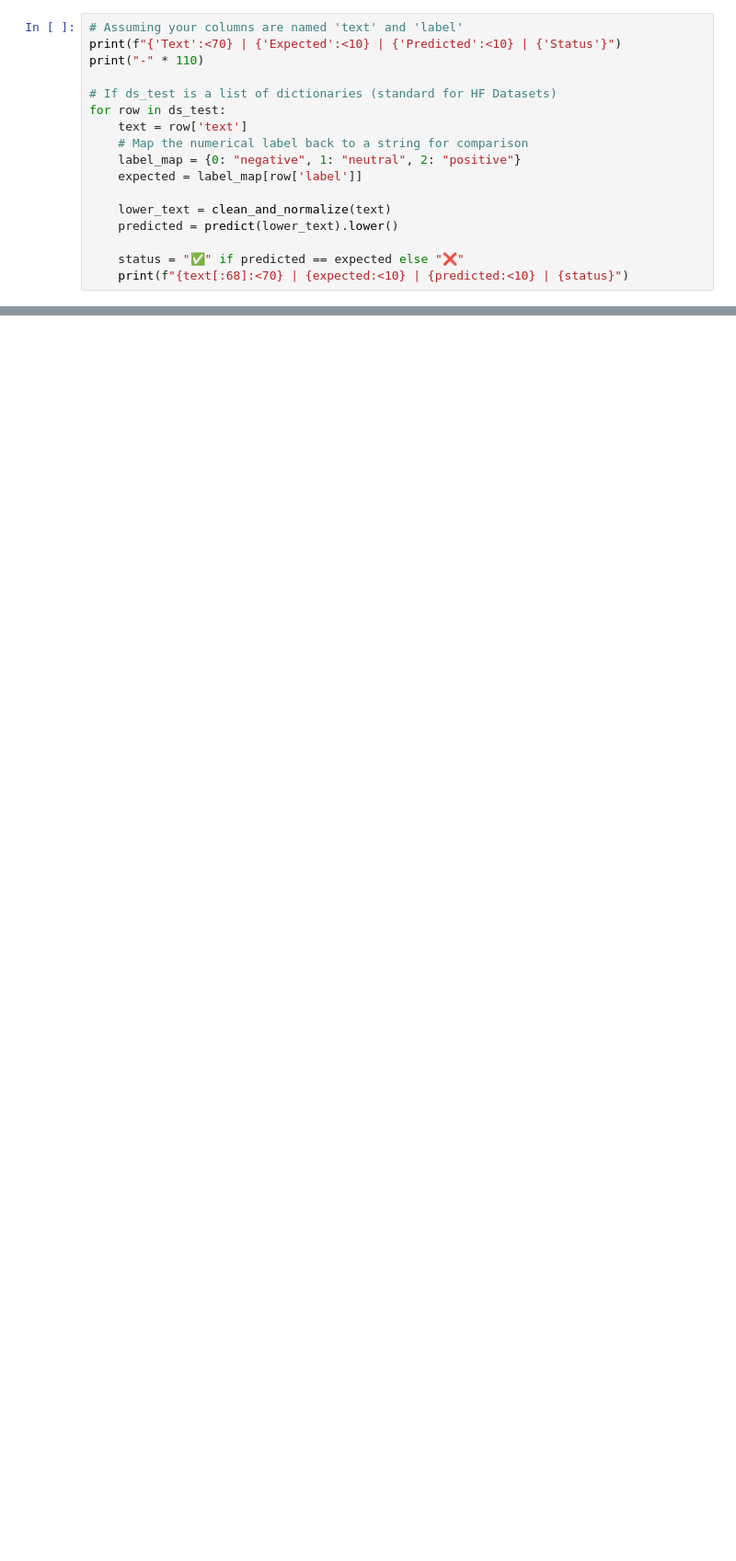
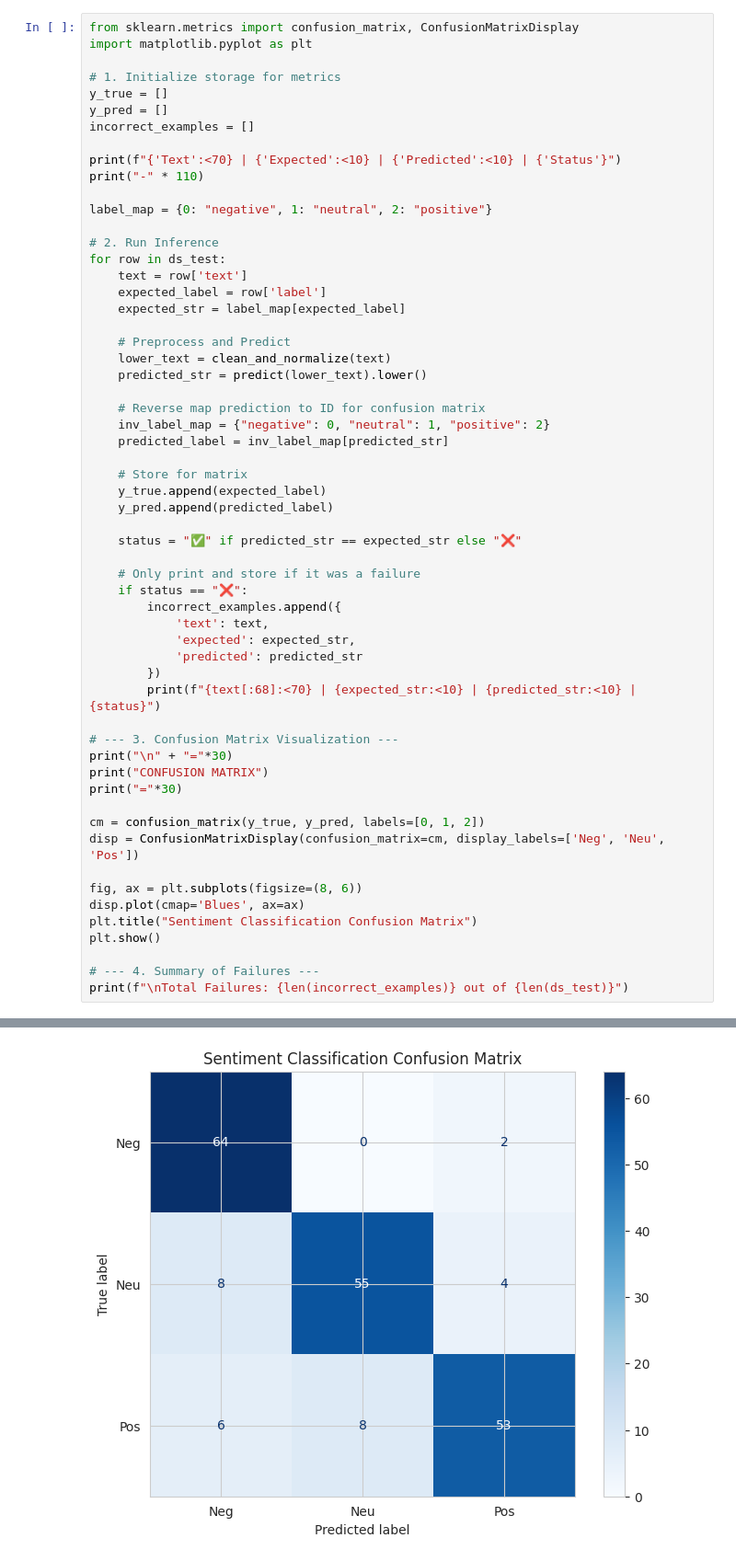
Before and after one commit to Susmita87/iitb-projects, a Jupyter notebook: NLP-SentimentAnalysis-Fintech-KaggleData.ipynb, the cells around one changed output, grey strips where cells are left out. Shown at 92% size. Saved outputs shown, nothing was run; the diff lists cells and outputs as text; blank space fills up the shorter version.

Commit message:
Kaggle Notebook | NLP-SentimentAnalysis-Fintech-KaggleData | Version 3

```diff
--- a/NLP-SentimentAnalysis-Fintech-KaggleData.ipynb
+++ b/NLP-SentimentAnalysis-Fintech-KaggleData.ipynb
@@ -288,17 +390,59 @@ for i in range(10):
-# %%
-# Assuming your columns are named 'text' and 'label'
-print(f"{'Text':<70} | {'Expected':<10} | {'Predicted':<10} | {'Status'}")
-print("-" * 110)
-
-# If ds_test is a list of dictionaries (standard for HF Datasets)
-for row in ds_test:
-    text = row['text']
-    # Map the numerical label back to a string for comparison
-    label_map = {0: "negative", 1: "neutral", 2: "positive"}
-    expected = label_map[row['label']]
-
-    lower_text = clean_and_normalize(text)
-    predicted = predict(lower_text).lower()
-
-    status = "✅" if predicted == expected else "❌"
-    print(f"{text[:68]:<70} | {expected:<10} | {predicted:<10} | {status}")
+# %%
+from sklearn.metrics import confusion_matrix, ConfusionMatrixDisplay
+import matplotlib.pyplot as plt
+
+# 1. Initialize storage for metrics
+y_true = []
+y_pred = []
+incorrect_examples = []
+
+print(f"{'Text':<70} | {'Expected':<10} | {'Predicted':<10} | {'Status'}")
+print("-" * 110)
+
+label_map = {0: "negative", 1: "neutral", 2: "positive"}
+
+# 2. Run Inference
+for row in ds_test:
+    text = row['text']
+    expected_label = row['label']
+    expected_str = label_map[expected_label]
+
+    # Preprocess and Predict
+    lower_text = clean_and_normalize(text)
+    predicted_str = predict(lower_text).lower()
+
+    # Reverse map prediction to ID for confusion matrix
+    inv_label_map = {"negative": 0, "neutral": 1, "positive": 2}
+    predicted_label = inv_label_map[predicted_str]
+
+    # Store for matrix
+    y_true.append(expected_label)
+    y_pred.append(predicted_label)
+
+    status = "✅" if predicted_str == expected_str else "❌"
+
+    # Only print and store if it was a failure
+    if status == "❌":
+        incorrect_examples.append({
+            'text': text,
+            'expected': expected_str,
+            'predicted': predicted_str
+        })
+        print(f"{text[:68]:<70} | {expected_str:<10} | {predicted_str:<10} | {status}")
+
+# --- 3. Confusion Matrix Visualization ---
+print("\n" + "="*30)
+print("CONFUSION MATRIX")
+print("="*30)
+
+cm = confusion_matrix(y_true, y_pred, labels=[0, 1, 2])
+disp = ConfusionMatrixDisplay(confusion_matrix=cm, display_labels=['Neg', 'Neu', 'Pos'])
+
+fig, ax = plt.subplots(figsize=(8, 6))
+disp.plot(cmap='Blues', ax=ax)
+plt.title("Sentiment Classification Confusion Matrix")
+plt.show()
+
+# --- 4. Summary of Failures ---
+print(f"\nTotal Failures: {len(incorrect_examples)} out of {len(ds_test)}")
+# %% [output]
@@ -304,0 +466 @@ for row in ds_test:
+[figure, added]
```
Also changed, not shown: parts of 11 cells of this notebook.
